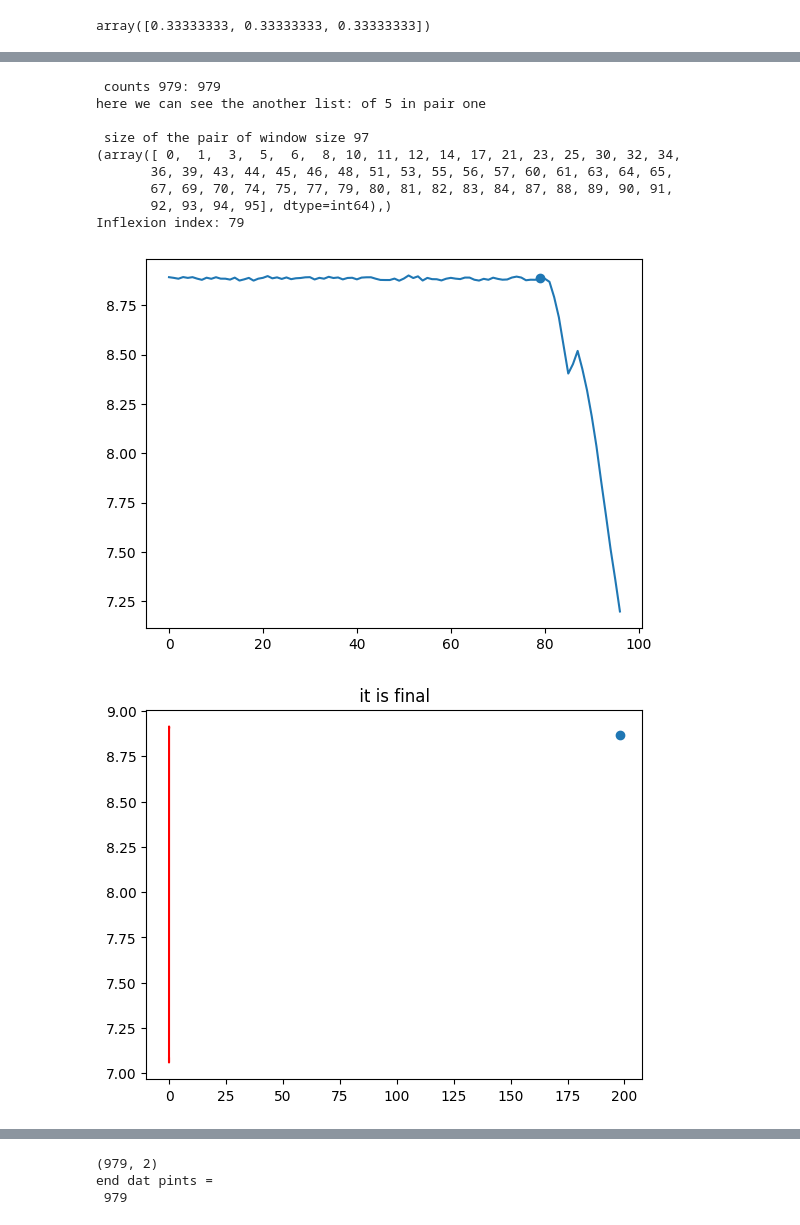
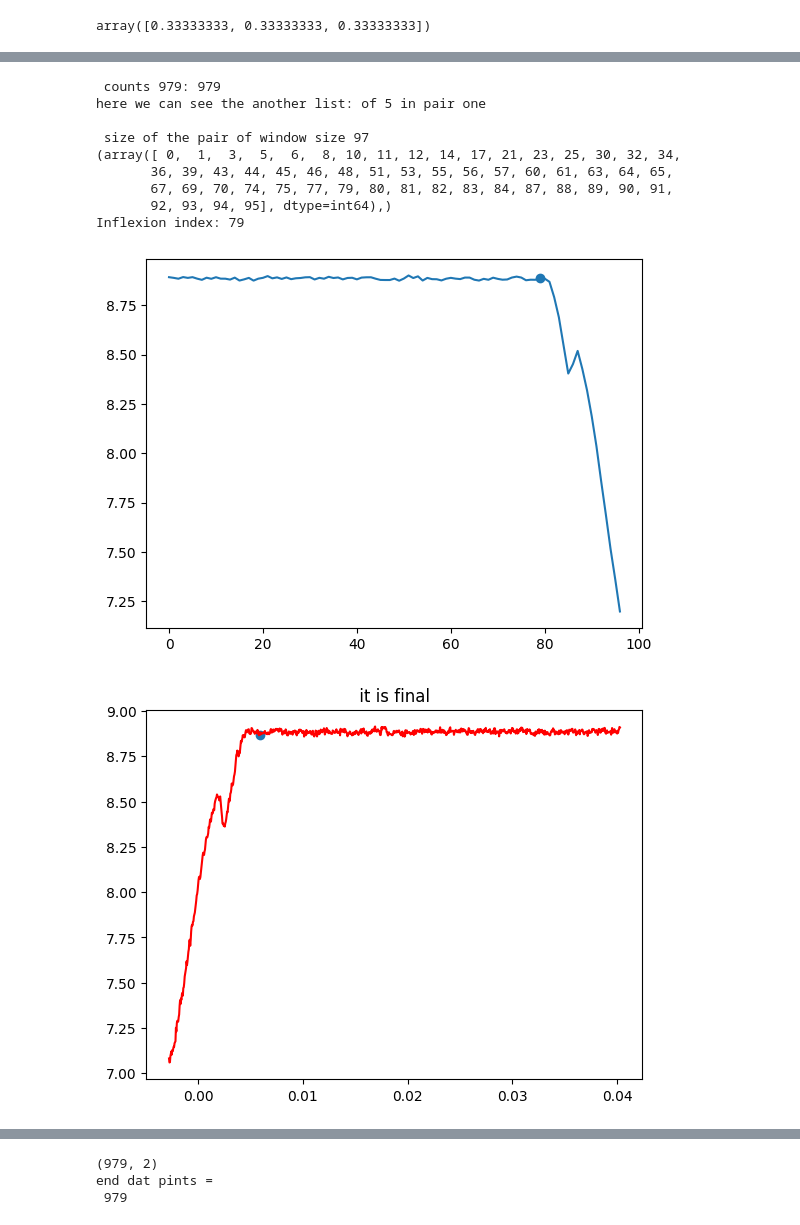
Before and after one commit to mohdrafik/python-codes-projects, a Jupyter notebook: process_plot_data.ipynb, the cells around one changed output, grey strips where cells are left out. Drawn from its saved outputs; the diff is of its cells as text; code cells hidden in the pictures.

Commit message:
automate the detection of the inflexion points and written a function...

```diff
--- a/process_plot_data.ipynb
+++ b/process_plot_data.ipynb
@@ -185,38 +185,38 @@ print(index)
 
 values = list_avg
 consecutive_decreases = diff_window
-inflexion_index_afterAverage = detect_inflexion_point(values, consecutive_decreases)
+inflexion_index_afterAverage = detect_inflexion_pointAfterAverage(values, consecutive_decreases)
 y=values[inflexion_index_afterAverage]
 print("Inflexion index:", inflexion_index_afterAverage)
 plt.plot(values)
 plt.scatter(inflexion_index_afterAverage,y)
 plt.show()
 
 # <---------------- now Calculate the original index for that resversed Array and then conver back that point in Straight array also ---->
 inflexion_index_afterAverage_startZero =  inflexion_index_afterAverage-1
 index_Actual_reverseArray = ((inflexion_index_afterAverage_startZero+ 1)* avg_window) - avg_window + 1
 index_Actual_Array = rows_ampdfAmp - index_Actual_reverseArray + 1
 final_Actual_index =  index_Actual_Array -1
 
 y_actual = ampdfAmplitudeColumn[final_Actual_index]
-
+x_scatter =x[final_Actual_index]
 # plt.figure
 plt.plot(x,ampdfAmplitudeColumn,'-r')
-plt.scatter(final_Actual_index,y_actual)
+plt.scatter(x_scatter,y_actual)
 plt.title(" it is final ")
 plt.show()
 # plt.plot(x,y)
 # plt.scatter(starting_x_value,y_start_value,marker ='*',label='Data(nm)')
 # %% [output]
  counts 979: 979
 here we can see the another list: of 5 in pair one
 
  size of the pair of window size 97
 (array([ 0,  1,  3,  5,  6,  8, 10, 11, 12, 14, 17, 21, 23, 25, 30, 32, 34,
        36, 39, 43, 44, 45, 46, 48, 51, 53, 55, 56, 57, 60, 61, 63, 64, 65,
        67, 69, 70, 74, 75, 77, 79, 80, 81, 82, 83, 84, 87, 88, 89, 90, 91,
        92, 93, 94, 95], dtype=int64),)
 Inflexion index: 79
 [figure]
-[figure, old version]
+[figure, new version]
 # %%
```
Also changed, not shown: parts of 6 cells of this notebook.
